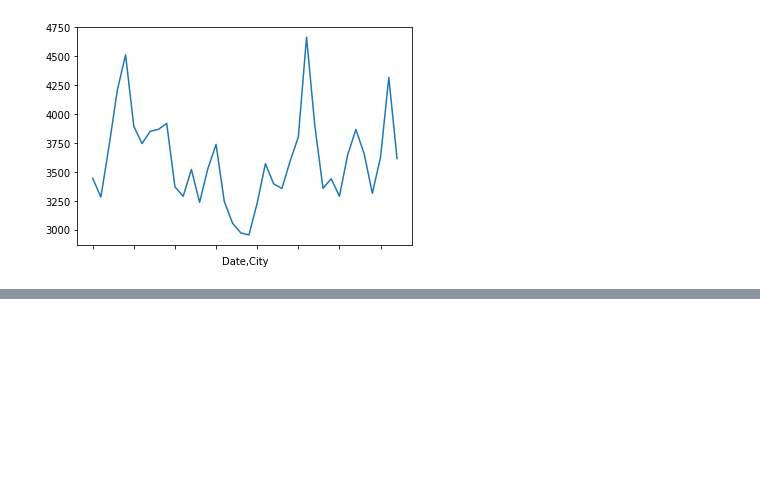
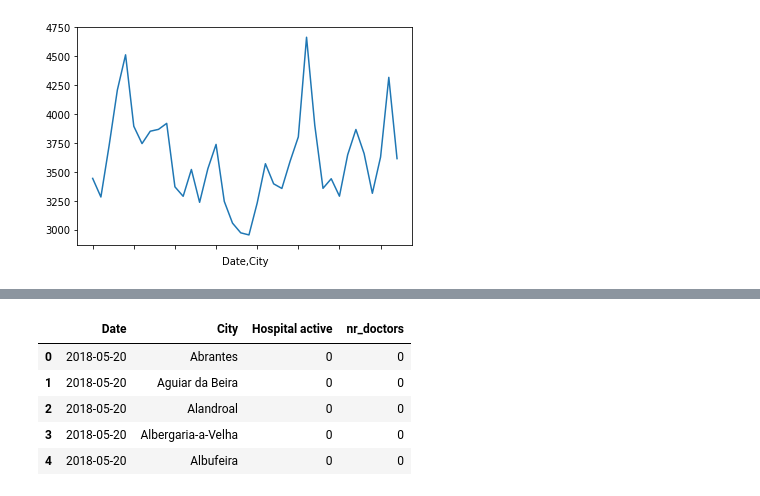
Before and after one commit to ruimgf/ldssa-hackathon-2, a Jupyter notebook: Rui_notebook.ipynb, the cells around one changed output, grey strips where cells are left out. Saved outputs shown, nothing was run; the diff lists cells and outputs as text; code cells hidden in the pictures; blank space fills up the shorter version.

```diff
--- a/Rui_notebook.ipynb
+++ b/Rui_notebook.ipynb
@@ -41,0 +63,2 @@ df_mean['n_doctors'] = np.ceil(df_mean.Nr_patients / 15)
+# %%
+test['nr_doctors'] = test.apply(get_simple_pred, axis=1,args=(df_mean,))
@@ -41,0 +74,9 @@ df_mean['n_doctors'] = np.ceil(df_mean.Nr_patients / 15)
+# %%
+test.head()
+# %% [output]
+|  | Date | City | Hospital active | nr_doctors |
+| 0 | 2018-05-20 | Abrantes | 0 | 0 |
+| 1 | 2018-05-20 | Aguiar da Beira | 0 | 0 |
+| 2 | 2018-05-20 | Alandroal | 0 | 0 |
+| 3 | 2018-05-20 | Albergaria-a-Velha | 0 | 0 |
+| 4 | 2018-05-20 | Albufeira | 0 | 0 |
```
Also changed, not shown: parts of 14 cells of this notebook, 2 other files.
